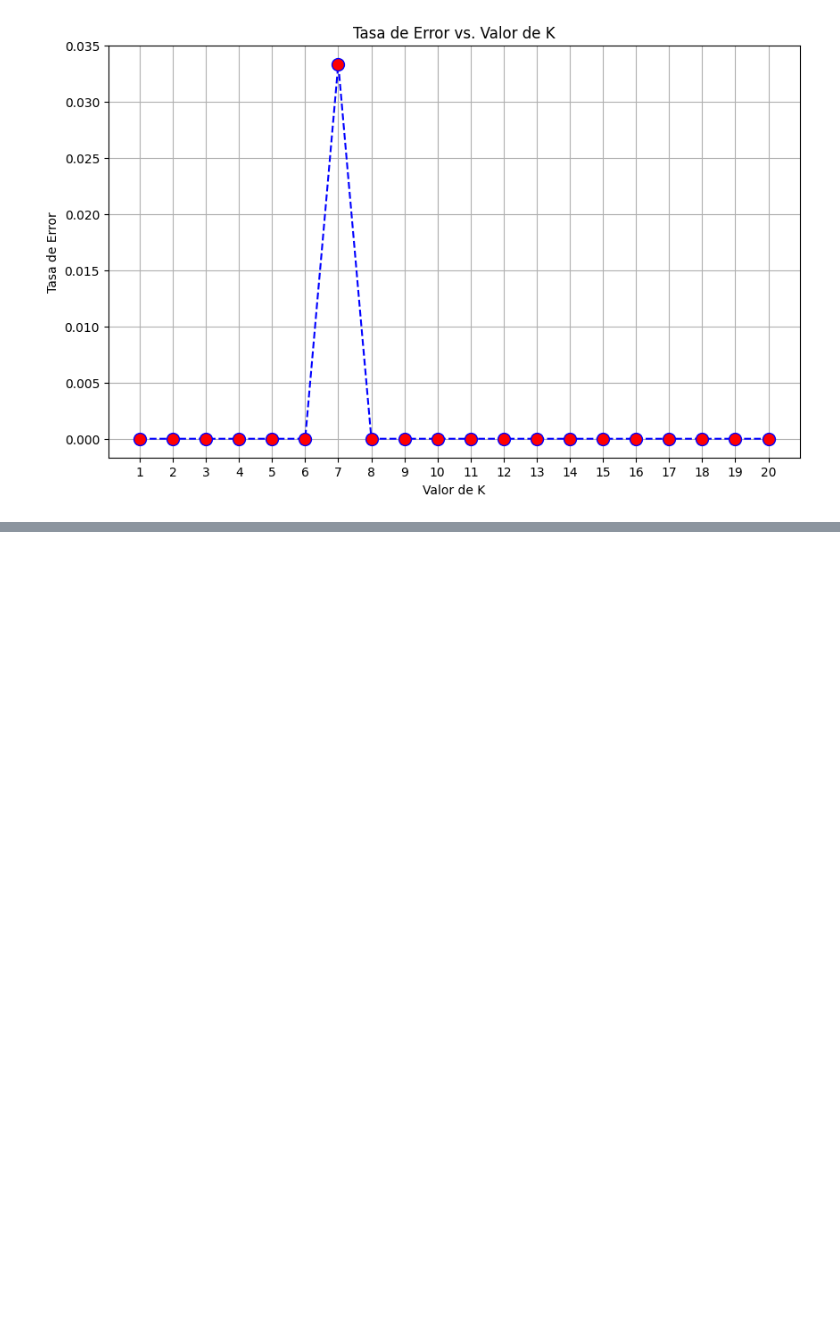
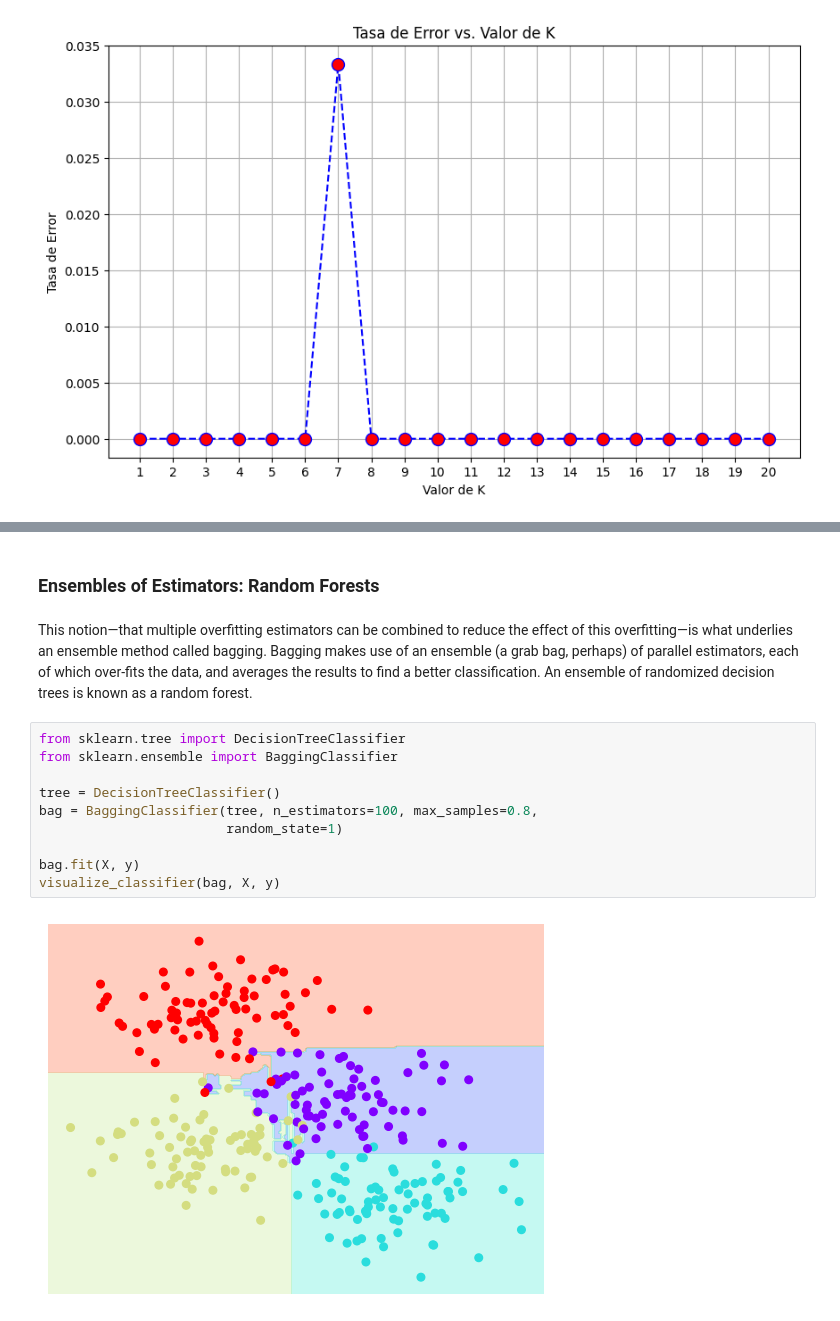
Before and after one commit to Fano-Rdz/Mineria_de_Datos, a Jupyter notebook: Libreta-178584.ipynb, the cells around one changed output, grey strips where cells are left out. Cells and saved outputs as stored; diff of their text form; blank space fills up the shorter version.

```diff
--- a/Libreta-178584.ipynb
+++ b/Libreta-178584.ipynb
@@ -1672,0 +1719,16 @@ plt.show()
+# %% [markdown]
+### Ensembles of Estimators: Random Forests
+# %% [markdown]
+This notion—that multiple overfitting estimators can be combined to reduce the effect of this overfitting—is what underlies an ensemble method called bagging. Bagging makes use of an ensemble (a grab bag, perhaps) of parallel estimators, each of which over-fits the data, and averages the results to find a better classification. An ensemble of randomized decision trees is known as a random forest.
+# %%
+from sklearn.tree import DecisionTreeClassifier
+from sklearn.ensemble import BaggingClassifier
+
+tree = DecisionTreeClassifier()
+bag = BaggingClassifier(tree, n_estimators=100, max_samples=0.8,
+                        random_state=1)
+
+bag.fit(X, y)
+visualize_classifier(bag, X, y)
+# %% [output]
+[figure, added]
```
Also changed, not shown: parts of 19 cells of this notebook.
